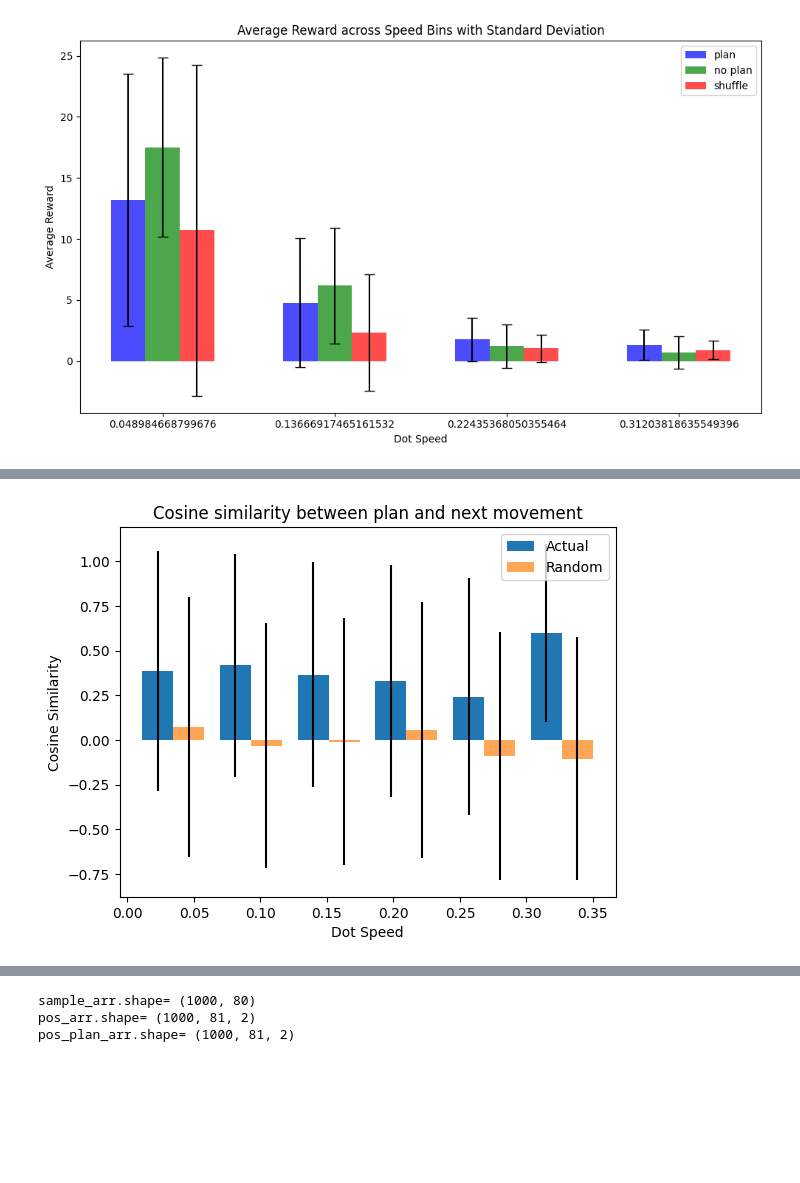
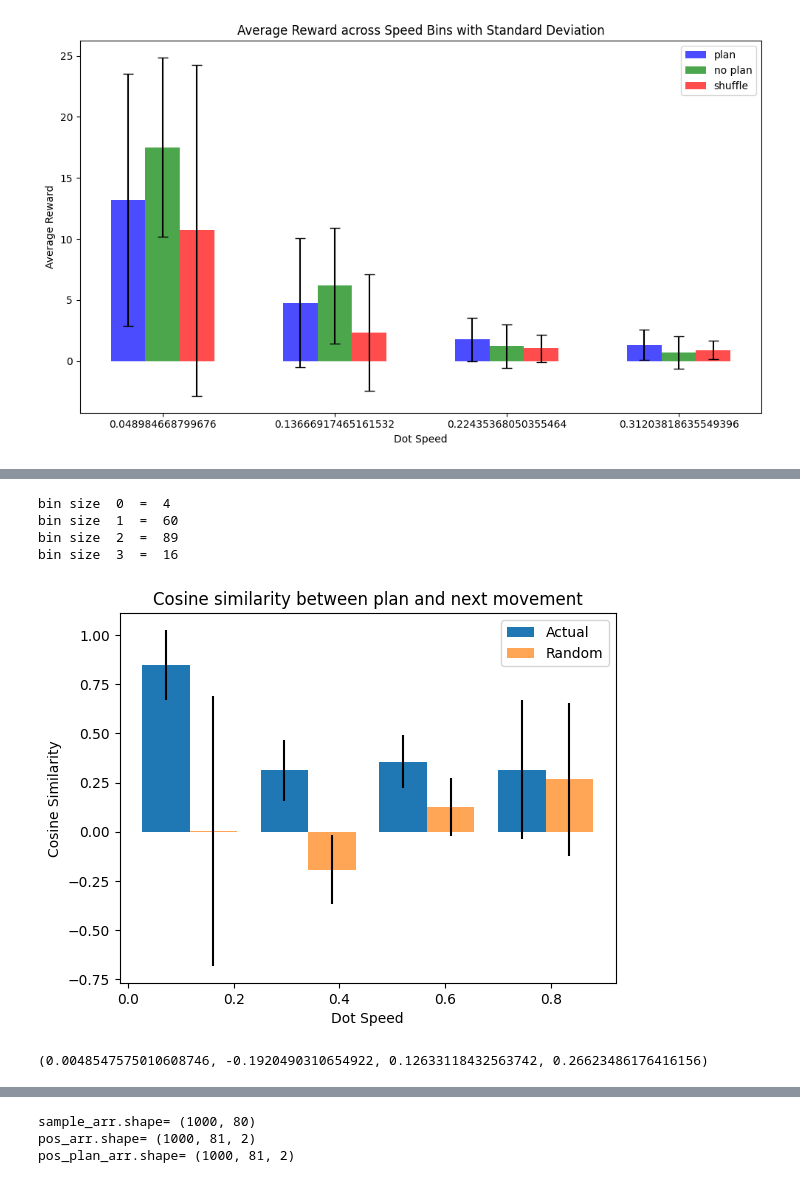
Before and after one commit to lukerj00/meta_rl_ego_sim, a Jupyter notebook: sc_project/olpg_analysis.ipynb, the cells around one changed output, grey strips where cells are left out. Saved outputs shown, nothing was run; the diff lists cells and outputs as text; code cells hidden in the pictures; blank space fills up the shorter version.

```diff
--- a/sc_project/olpg_analysis.ipynb
+++ b/sc_project/olpg_analysis.ipynb
@@ -542,6 +712,7 @@ import matplotlib.pyplot as plt
 import numpy as np
 
 sbins = 4
+N = dot.shape[0]
 
 # dot speeds
 dot_diffs = np.diff(dot_arr, axis=1)
@@ -553,7 +724,7 @@ speed_bins = np.linspace(np.min(mean_dot_speeds), np.max(mean_dot_speeds), num=s
 speed_bin_centers = (speed_bins[:-1] + speed_bins[1:]) / 2
 
 avg_rewards = []
-std_rewards = []
+sem_rewards = []
 
 # loop through bins
 for i in range(len(speed_bins) - 1):
@@ -565,12 +736,12 @@ for i in range(len(speed_bins) - 1):
     avg_reward = np.mean(total_rewards)
     avg_rewards.append(avg_reward)
 
-    std_reward = np.std(total_rewards)
-    std_rewards.append(std_reward)
+    sem_reward = np.std(total_rewards)/np.sqrt(N)
+    sem_rewards.append(sem_reward)
 
 avg_plan_rewards = np.array(avg_rewards)
-std_plan_rewards = np.array(std_rewards)
+sem_plan_rewards = np.array(sem_rewards)
 
 print('avg_plan_rewards=',avg_plan_rewards)
-print('std_plan_rewards=',std_plan_rewards)
+print('std_plan_rewards=',sem_plan_rewards)
 # %% [output]
@@ -666,5 +840,6 @@ plt.show()
 # %%
-# cos sim between plan / next move with baseline
+# cos sim between plan / next movement
+## use marginal dist of random vectors
 
 import numpy as np
 import matplotlib.pyplot as plt
@@ -674,7 +849,7 @@ def mod_(x):
 
 PLAN_SPACE = np.pi/2
 MODULES = 9
-sbins = 6
+sbins = 4
 
 x = np.linspace(-PLAN_SPACE,PLAN_SPACE,MODULES)
 y = np.linspace(-PLAN_SPACE,PLAN_SPACE,MODULES)[::-1]
@@ -685,19 +860,16 @@ dot_arr_mod = mod_(dot_arr)
 pos_arr_mod = mod_(pos_arr)
 pos_plan_arr_mod = mod_(pos_plan_arr)
 
-# dot speeds
-dot_diffs = np.diff(dot_positions, axis=1)
+dot_diffs = np.diff(dot_arr, axis=1)
 dot_speeds = np.linalg.norm(dot_diffs, axis=2)
 mean_dot_speeds = np.mean(dot_speeds, axis=1)
 
-# speed bins
 speed_bins = np.linspace(np.min(mean_dot_speeds), np.max(mean_dot_speeds), num=sbins + 1)
 speed_bin_centers = (speed_bins[:-1] + speed_bins[1:]) / 2
 
 cos_similarities = []
 random_cos_similarities = []
 
-# speed bins
 for i in range(len(speed_bins) - 1):
     mask = (mean_dot_speeds >= speed_bins[i]) & (mean_dot_speeds < speed_bins[i + 1])
 
@@ -708,55 +880,65 @@ for i in range(len(speed_bins) - 1):
     similarities = []
     random_similarities = []
 
-    # trials in bin
     for decision, pos, pos_plan in zip(masked_decisions, masked_pos, masked_pos_plan):
-        # planning periods
         changes = np.diff(np.concatenate([[0], decision, [0]]))
         starts = np.where(changes == 1)[0]
         ends = np.where(changes == -1)[0]
 
         for start, end in zip(starts, ends):
             plan_traj = pos_plan[end - 1] - pos[start]
 
             if np.linalg.norm(plan_traj) == 0:
-                continue  # to avoid /0
+                continue
 
             norm_plan_traj = plan_traj / np.linalg.norm(plan_traj)
 
-            # for actual movement
-            if end < len(decision) - 1:  # check if theres a next timestep
+            if end < len(decision) - 1:
                 move_dir = pos[end + 1] - pos[end]
                 if np.linalg.norm(move_dir) == 0:
-                    continue  # to avoid /0
+                    continue
 
                 norm_move_dir = move_dir / np.linalg.norm(move_dir)
                 cos_sim = np.dot(norm_plan_traj, norm_move_dir)
                 similarities.append(cos_sim)
 
-            # random movement
-            random_move_dir = np.random.rand(2) * 2 - 1  # direction random_directions[:,np.random.choice(MODULES**2)] #
+            random_move_dir = random_directions[:,np.random.choice(MODULES**2)]
+            if np.linalg.norm(random_move_dir) == 0:
+                continue
             norm_random_move_dir = random_move_dir / np.linalg.norm(random_move_dir)
             random_cos_sim = np.dot(norm_plan_traj, norm_random_move_dir)
             random_similarities.append(random_cos_sim)
 
-    cos_similarities.append((np.mean(similarities), np.std(similarities)))
-    random_cos_similarities.append((np.mean(random_similarities), np.std(random_similarities)))
+    bin_size = len(similarities)
+    print('bin size ',i,' = ',bin_size)
+    sem_value = np.std(similarities) / np.sqrt(bin_size)
 
-# Plot
-means, stds = zip(*cos_similarities)
-random_means, random_stds = zip(*random_cos_similarities)
+    cos_similarities.append((np.mean(similarities), sem_value))
+
+    bin_size_random = len(random_similarities)
+    random_sem_value = np.std(random_similarities) / np.sqrt(bin_size_random)
+
+    random_cos_similarities.append((np.mean(random_similarities), random_sem_value))
+
+means, sems = zip(*cos_similarities)
+random_means, random_sems = zip(*random_cos_similarities)
 bar_width = (speed_bins[1] - speed_bins[0]) * 0.4
-# means *= 1.1
 
-plt.bar(speed_bin_centers - bar_width/2, means, yerr=stds, width=bar_width, label="Actual")
-plt.bar(speed_bin_centers + bar_width/2, random_means, yerr=random_stds, width=bar_width, label="Random", alpha=0.7)
-# plt.axhline(y=0, color='r', linestyle='--')  # Baseline value
+plt.bar(speed_bin_centers - bar_width/2, means, yerr=1.96*np.array(sems), width=bar_width, label="Actual")
+plt.bar(speed_bin_centers + bar_width/2, random_means, yerr=1.96*np.array(random_sems), width=bar_width, label="Random", alpha=0.7)
 plt.xlabel('Dot Speed')
 plt.ylabel('Cosine Similarity')
 plt.title('Cosine similarity between plan and next movement')
 plt.legend()
 plt.show()
+
+print(random_means)
 # %% [output]
+bin size  0  =  4
+bin size  1  =  60
+bin size  2  =  89
+bin size  3  =  16
-[figure, old version]
+[figure, new version]
+(0.0048547575010608746, -0.1920490310654922, 0.12633118432563742, 0.26623486176416156)
 # %%
 # % plan with in scope, vs random baseline
```
Also changed, not shown: parts of 15 cells of this notebook.
